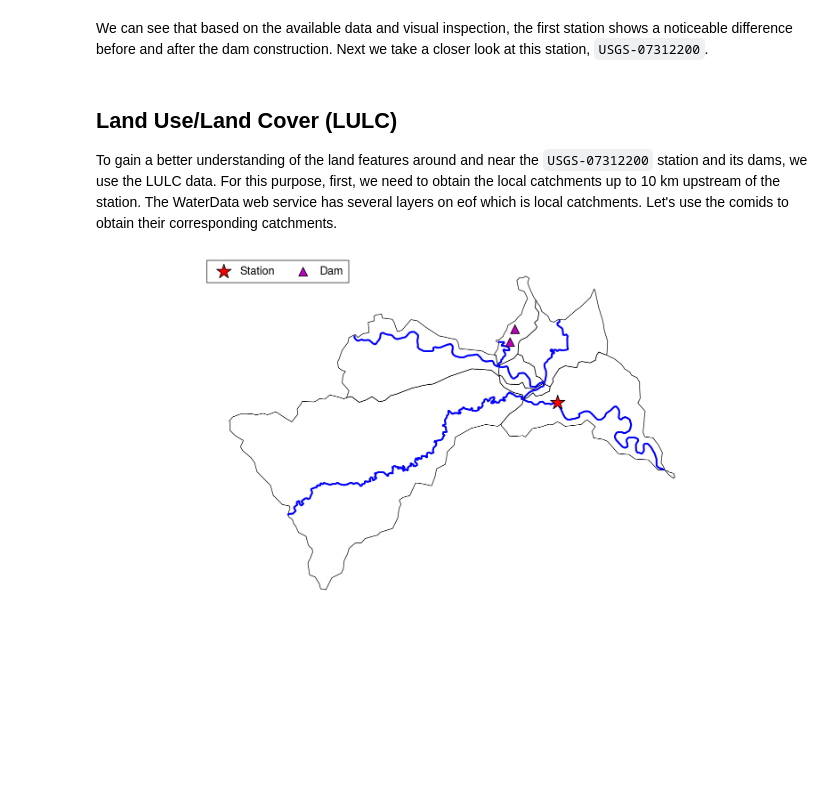
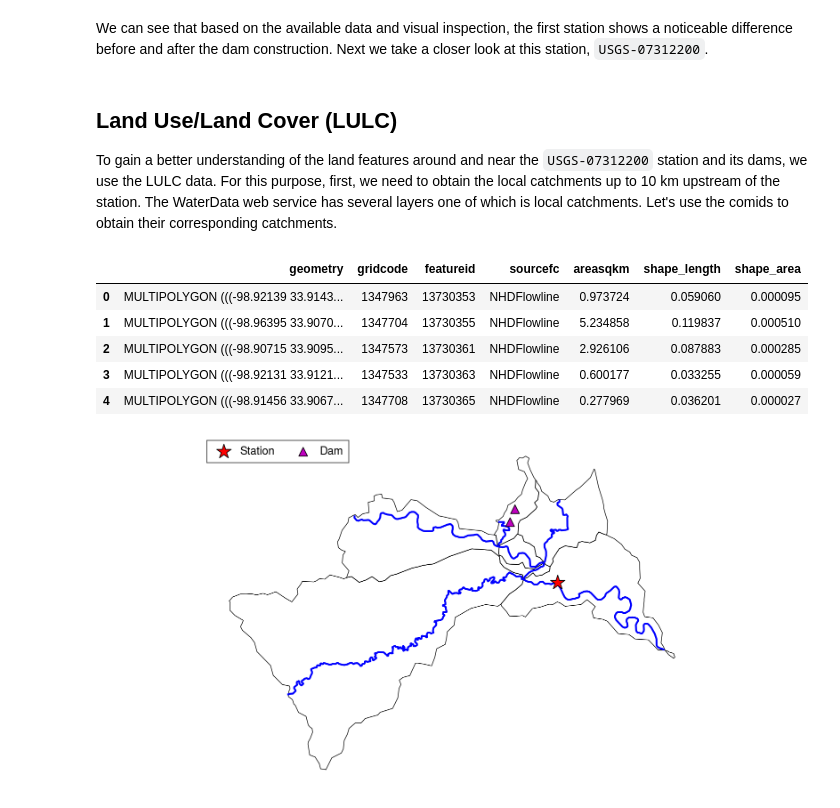
Before and after one commit to mhweber/AWRA2022GeoWorkshop, a Jupyter notebook: Workbooks/Python/Session3/1_Dam_Impact.ipynb, the cells around one changed output. Saved outputs shown, nothing was run; the diff lists cells and outputs as text; code cells hidden in the pictures; blank space fills up the shorter version.

```diff
--- a/Workbooks/Python/Session3/1_Dam_Impact.ipynb
+++ b/Workbooks/Python/Session3/1_Dam_Impact.ipynb
@@ -326,11 +334,19 @@ We can see that based on the available data and visual inspection, the first sta
 # %% [markdown]
 ## Land Use/Land Cover (LULC)
 
-To gain a better understanding of the land features around and near the `USGS-07312200` station and its dams, we use the LULC data. For this purpose, first, we need to obtain the local catchments up to 10 km upstream of the station. The WaterData web service has several layers on eof which is local catchments. Let's use the comids to obtain their corresponding catchments.
+To gain a better understanding of the land features around and near the `USGS-07312200` station and its dams, we use the LULC data. For this purpose, first, we need to obtain the local catchments up to 10 km upstream of the station. The WaterData web service has several layers one of which is local catchments. Let's use the comids to obtain their corresponding catchments.
 # %%
 station_id = ma.columns[0].replace("USGS-", "")
 wd = WaterData("catchmentsp")
 catchment = wd.byid("featureid", flw_up[station_id].nhdplus_comid.to_list())
+catchment.head()
+# %% [output]
+|  | geometry | gridcode | featureid | sourcefc | areasqkm | shape_length | shape_area |
+| 0 | MULTIPOLYGON (((-98.92139 33.9143... | 1347963 | 13730353 | NHDFlowline | 0.973724 | 0.059060 | 0.000095 |
+| 1 | MULTIPOLYGON (((-98.96395 33.9070... | 1347704 | 13730355 | NHDFlowline | 5.234858 | 0.119837 | 0.000510 |
+| 2 | MULTIPOLYGON (((-98.90715 33.9095... | 1347573 | 13730361 | NHDFlowline | 2.926106 | 0.087883 | 0.000285 |
+| 3 | MULTIPOLYGON (((-98.92131 33.9121... | 1347533 | 13730363 | NHDFlowline | 0.600177 | 0.033255 | 0.000059 |
+| 4 | MULTIPOLYGON (((-98.91456 33.9067... | 1347708 | 13730365 | NHDFlowline | 0.277969 | 0.036201 | 0.000027 |
 # %%
 _, ax = pplt.subplots(refwidth=8, facecolor="w")
 catchment.plot(ax=ax, facecolor="none", edgecolor="k", lw=0.5)
```
Also changed, not shown: parts of 1 cell of this notebook.
